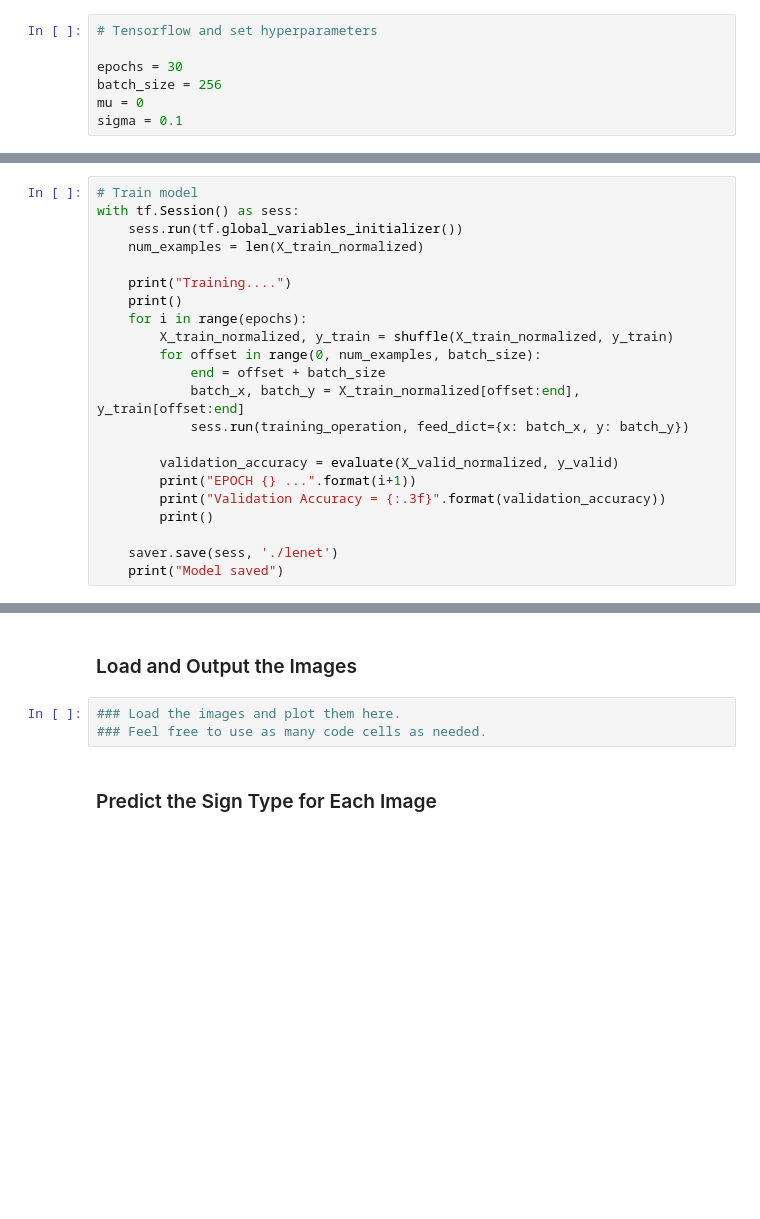
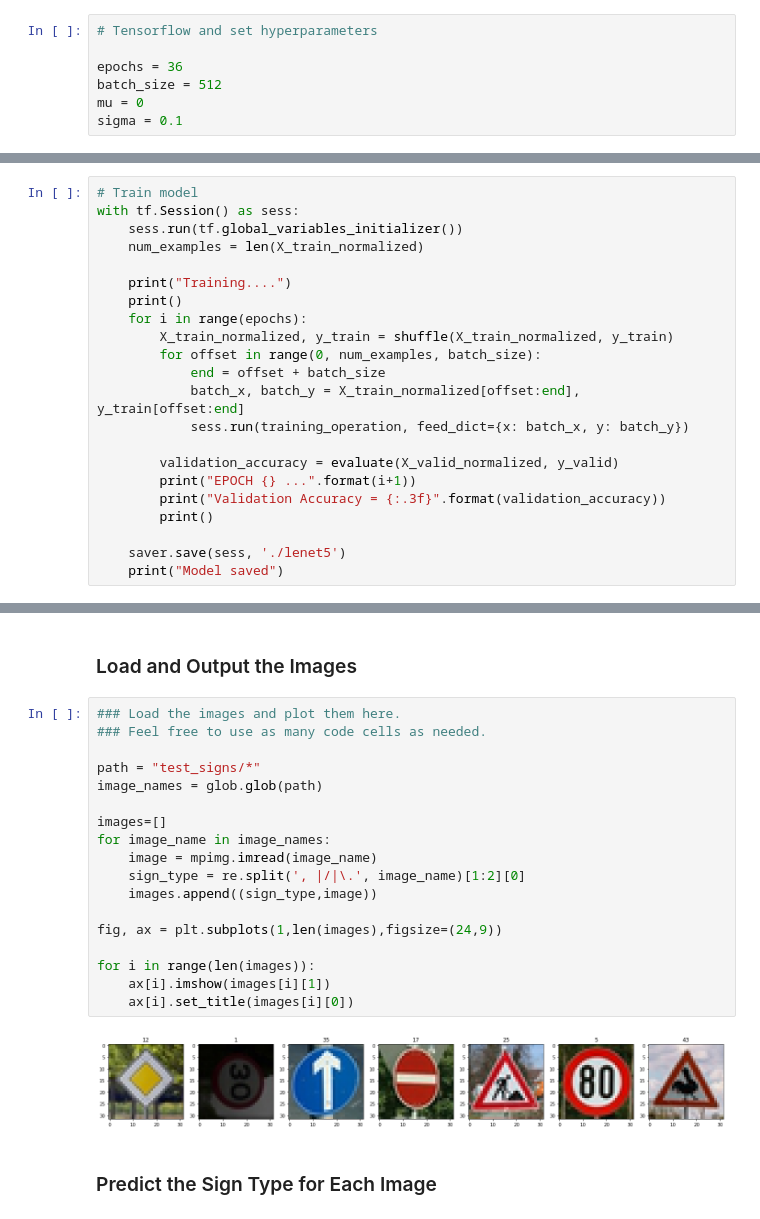
Before and after one commit to balinth0rvath/CarND-Traffic-Sign-Classifier, a Jupyter notebook: Traffic_Sign_Classifier.ipynb, the cells around one changed output, grey strips where cells are left out. Cells and saved outputs as stored; diff of their text form; blank space fills up the shorter version.

```diff
--- a/Traffic_Sign_Classifier.ipynb
+++ b/Traffic_Sign_Classifier.ipynb
@@ -210,8 +213,8 @@ normalized
 # %%
 # Tensorflow and set hyperparameters
 
-epochs = 30
-batch_size = 256
+epochs = 36
+batch_size = 512
 mu = 0
 sigma = 0.1
 # %%
@@ -337,7 +340,7 @@ with tf.Session() as sess:
         print("Validation Accuracy = {:.3f}".format(validation_accuracy))
         print()
 
-    saver.save(sess, './lenet')
+    saver.save(sess, './lenet5')
     print("Model saved")
 # %% [output]
 Training....
@@ -367,9 +370,26 @@ To give yourself more insight into how your model is working, download at least
 You may find `signnames.csv` useful as it contains mappings from the class id (integer) to the actual sign name.
 # %% [markdown]
 ### Load and Output the Images
-# %%
-### Load the images and plot them here.
-### Feel free to use as many code cells as needed.
+# %%
+### Load the images and plot them here.
+### Feel free to use as many code cells as needed.
+
+path = "test_signs/*"
+image_names = glob.glob(path)
+
+images=[]
+for image_name in image_names:
+    image = mpimg.imread(image_name)
+    sign_type = re.split(', |/|\.', image_name)[1:2][0]
+    images.append((sign_type,image))
+
+fig, ax = plt.subplots(1,len(images),figsize=(24,9))
+
+for i in range(len(images)):
+    ax[i].imshow(images[i][1])
+    ax[i].set_title(images[i][0])
+# %% [output]
+[figure, added]
 # %% [markdown]
 ### Predict the Sign Type for Each Image
 # %%
```
Also changed, not shown: parts of 6 cells of this notebook, 15 other files.
